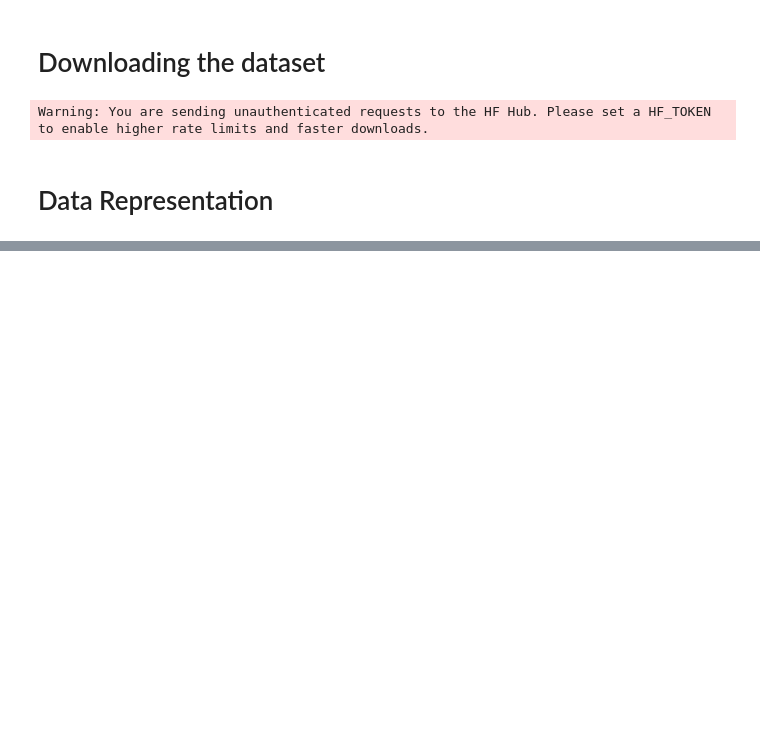
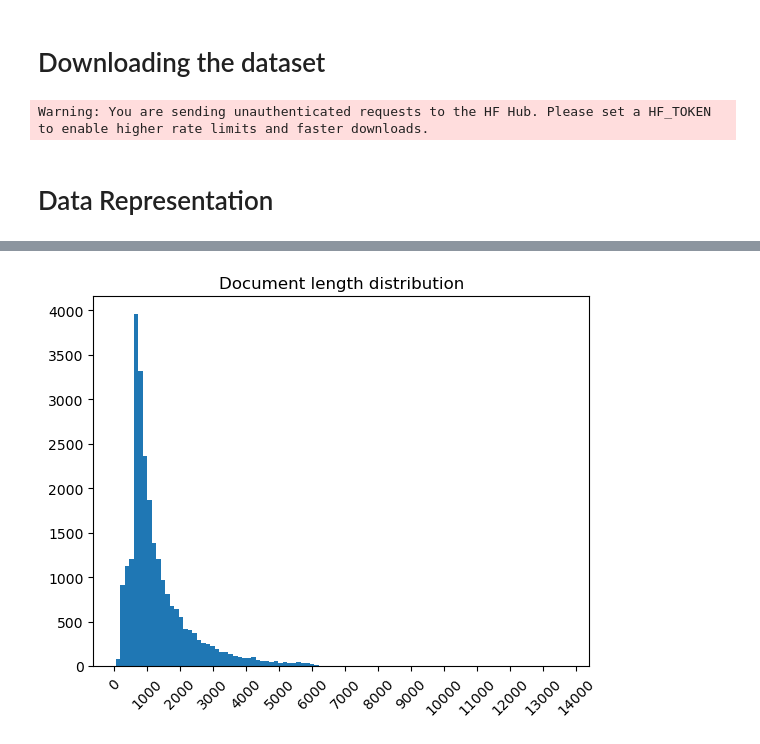
Before and after one commit to Chiraagkv/ML-NLP-Project, a Jupyter notebook: models.ipynb, the cells around one changed output, grey strips where cells are left out. Cells and saved outputs as stored; diff of their text form; code cells hidden in the pictures; blank space fills up the shorter version.

```diff
--- a/models.ipynb
+++ b/models.ipynb
@@ -107,0 +157,9 @@ def cosine_similarity(tfidf_docs, query_vec):
+# %%
+document_lengths = [len(i) for i in X_train_docs]
+
+plt.hist(document_lengths, bins=100)
+plt.xticks(np.arange(0, 15000, 1000), rotation=45)
+plt.title("Document length distribution")
+plt.show()
+# %% [output]
+[figure, added]
```
Also changed, not shown: parts of 16 cells of this notebook, 1 other file.
